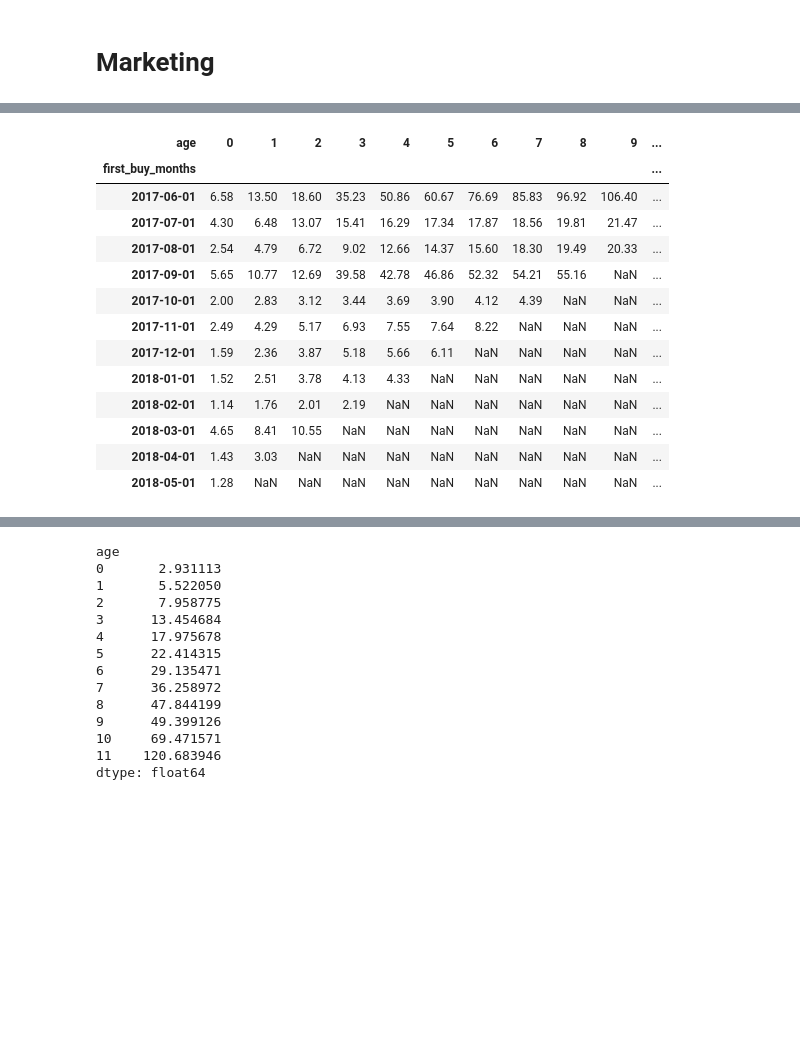
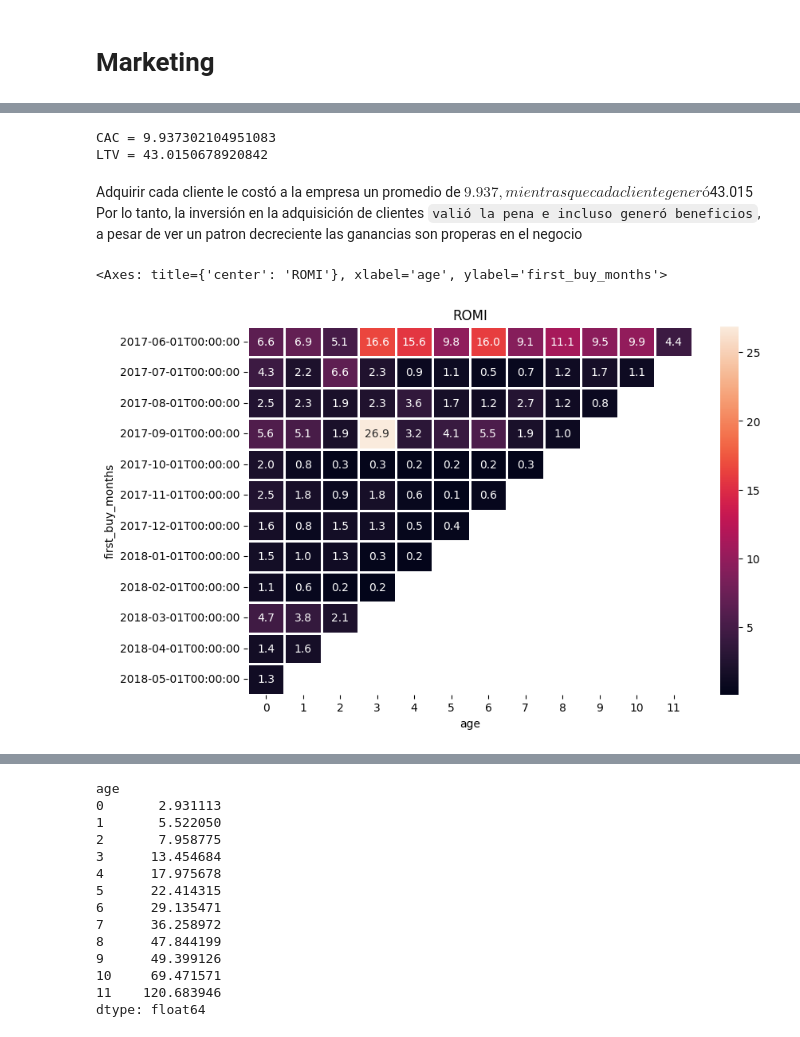
Before and after one commit to DavidRC-Ing/Proyect_Data_Analist_Showz, a Jupyter notebook: Proyecto_shows.ipynb, the cells around one changed output, grey strips where cells are left out. Drawn from its saved outputs; the diff is of its cells as text; code cells hidden in the pictures; blank space fills up the shorter version.

```diff
--- a/Proyecto_shows.ipynb
+++ b/Proyecto_shows.ipynb
@@ -689,30 +824,51 @@ output.fillna('')
+# %%
+# LTC CAC para cohorte al azar:
+
+# obtener la cohorte necesaria
+cohort_201801 = report[report['first_buy_months'] == '2018-01-01']
+
+# calcular los costos para el mes de la cohorte
+costs_201801 = costs[costs['month'] == '2018-01-01']['costs'].sum()
+
+n_buyers_201801 = cohort_201801['n_buyers'].iloc[0]
+cac_201801 = costs_201801 / n_buyers_201801
+ltv_201801   = output.loc['2018-01-01'].sum()
+
+print('CAC =', cac_201801)
+print('LTV =', ltv_201801)
+# %% [output]
+CAC = 9.937302104951083
+LTV = 43.0150678920842
+# %% [markdown]
+Adquirir cada cliente le costó a la empresa un promedio de $9.937, mientras que cada cliente generó $43.015 Por lo tanto, la inversión en la adquisición de clientes ``valió la pena e incluso generó beneficios``, a pesar de ver un patron decreciente las ganancias son properas en el negocio
 # %%
 # ROMI
 
 report['romi'] = report['ltv'] / report['cac']
 
 
 output = report.pivot_table(
     index='first_buy_months',
     columns='age',
     values='romi',
     aggfunc='mean')
 
 output.fillna('')
 
 output.cumsum(axis=1).round(2)
+
+
+# Mapa de Calor
+
+plt.figure(figsize=(9, 6))
+plt.title('ROMI')
+sns.heatmap(
+    output,
+    annot=True,
+    fmt='.1f',
+    linewidths=1,
+
+)
 # %% [output]
-| age | 0 | 1 | 2 | 3 | 4 | 5 | 6 | 7 | 8 | 9 | ... |
-| first_buy_months |  |  |  |  |  |  |  |  |  |  | ... |
-| 2017-06-01 | 6.58 | 13.50 | 18.60 | 35.23 | 50.86 | 60.67 | 76.69 | 85.83 | 96.92 | 106.40 | ... |
-| 2017-07-01 | 4.30 | 6.48 | 13.07 | 15.41 | 16.29 | 17.34 | 17.87 | 18.56 | 19.81 | 21.47 | ... |
-| 2017-08-01 | 2.54 | 4.79 | 6.72 | 9.02 | 12.66 | 14.37 | 15.60 | 18.30 | 19.49 | 20.33 | ... |
-| 2017-09-01 | 5.65 | 10.77 | 12.69 | 39.58 | 42.78 | 46.86 | 52.32 | 54.21 | 55.16 | NaN | ... |
-| 2017-10-01 | 2.00 | 2.83 | 3.12 | 3.44 | 3.69 | 3.90 | 4.12 | 4.39 | NaN | NaN | ... |
-| 2017-11-01 | 2.49 | 4.29 | 5.17 | 6.93 | 7.55 | 7.64 | 8.22 | NaN | NaN | NaN | ... |
-| 2017-12-01 | 1.59 | 2.36 | 3.87 | 5.18 | 5.66 | 6.11 | NaN | NaN | NaN | NaN | ... |
-| 2018-01-01 | 1.52 | 2.51 | 3.78 | 4.13 | 4.33 | NaN | NaN | NaN | NaN | NaN | ... |
-| 2018-02-01 | 1.14 | 1.76 | 2.01 | 2.19 | NaN | NaN | NaN | NaN | NaN | NaN | ... |
-| 2018-03-01 | 4.65 | 8.41 | 10.55 | NaN | NaN | NaN | NaN | NaN | NaN | NaN | ... |
-| 2018-04-01 | 1.43 | 3.03 | NaN | NaN | NaN | NaN | NaN | NaN | NaN | NaN | ... |
-| 2018-05-01 | 1.28 | NaN | NaN | NaN | NaN | NaN | NaN | NaN | NaN | NaN | ... |
+<Axes: title={'center': 'ROMI'}, xlabel='age', ylabel='first_buy_months'>
+[figure, added]
```
Also changed, not shown: parts of 32 cells of this notebook.
